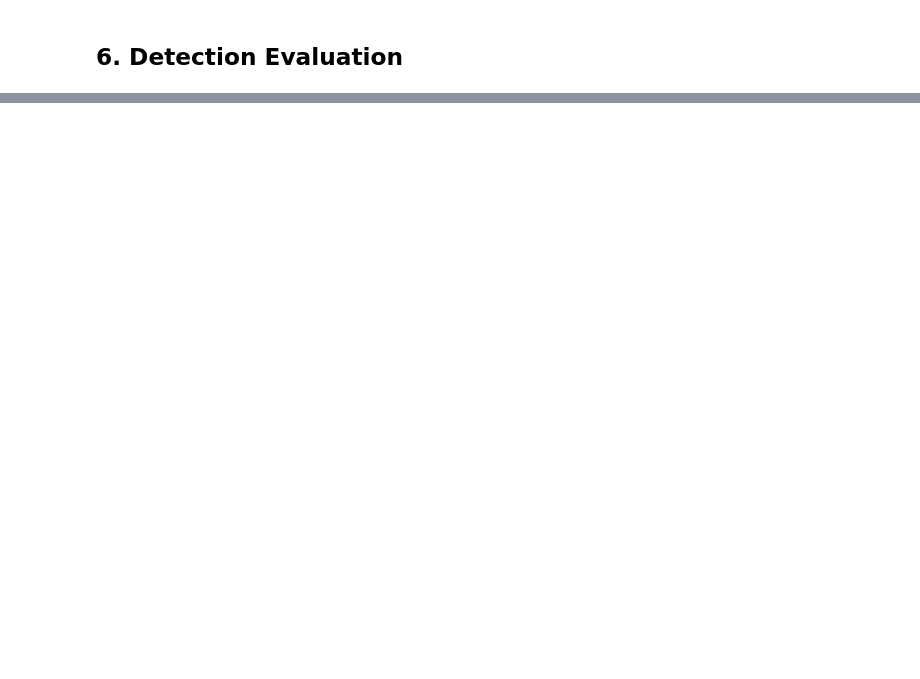
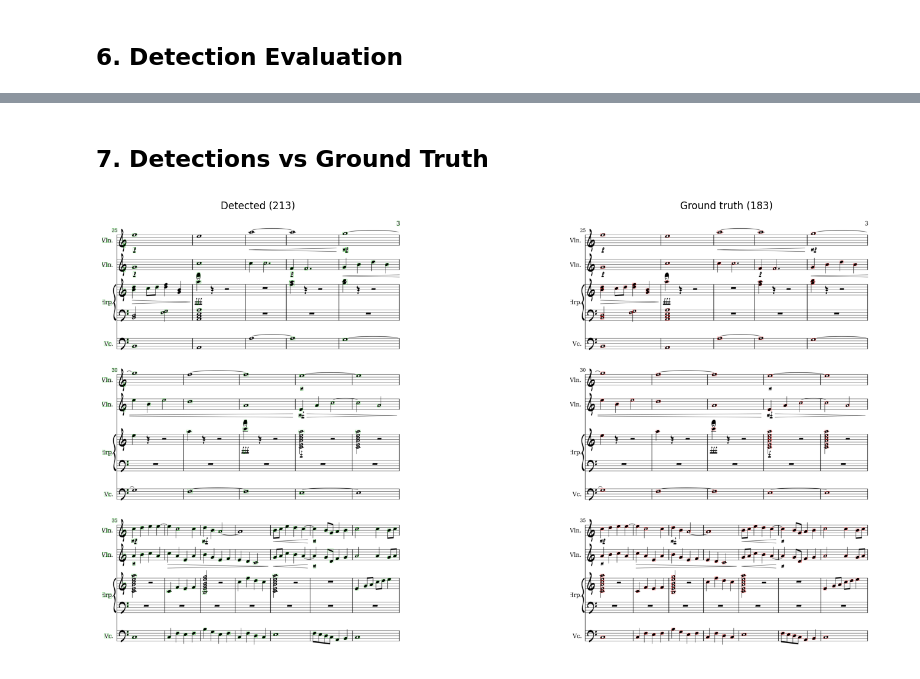
Before and after one commit to ElieDalmas/partition_detector, a Jupyter notebook: partition_detector.ipynb, the cells around one changed output, grey strips where cells are left out. Drawn from its saved outputs; the diff is of its cells as text; code cells hidden in the pictures; blank space fills up the shorter version.

```diff
--- a/partition_detector.ipynb
+++ b/partition_detector.ipynb
@@ -189,0 +193,19 @@ Precision: 0.785  Recall: 0.991  F1: 0.876
+# %% [markdown]
+## 7. Detections vs Ground Truth
+# %%
+fig, (ax1, ax2) = plt.subplots(1, 2, figsize=(18, 8))
+
+img_det = img_rgb.copy()
+for (x1, y1, x2, y2) in detected_noteheads:
+    cv2.rectangle(img_det, (x1, y1), (x2, y2), (0, 200, 0), 1)
+
+img_gt = img_rgb.copy()
+for (x1, y1, x2, y2) in gt_noteheads:
+    cv2.rectangle(img_gt, (x1, y1), (x2, y2), (255, 0, 0), 1)
+
+ax1.imshow(img_det); ax1.set_title(f"Detected ({len(detected_noteheads)})"); ax1.axis('off')
+ax2.imshow(img_gt);  ax2.set_title(f"Ground truth ({len(gt_noteheads)})");  ax2.axis('off')
+plt.tight_layout()
+plt.show()
+# %% [output]
+[figure, added]
```
Also changed, not shown: parts of 21 cells of this notebook, 1 other file.
